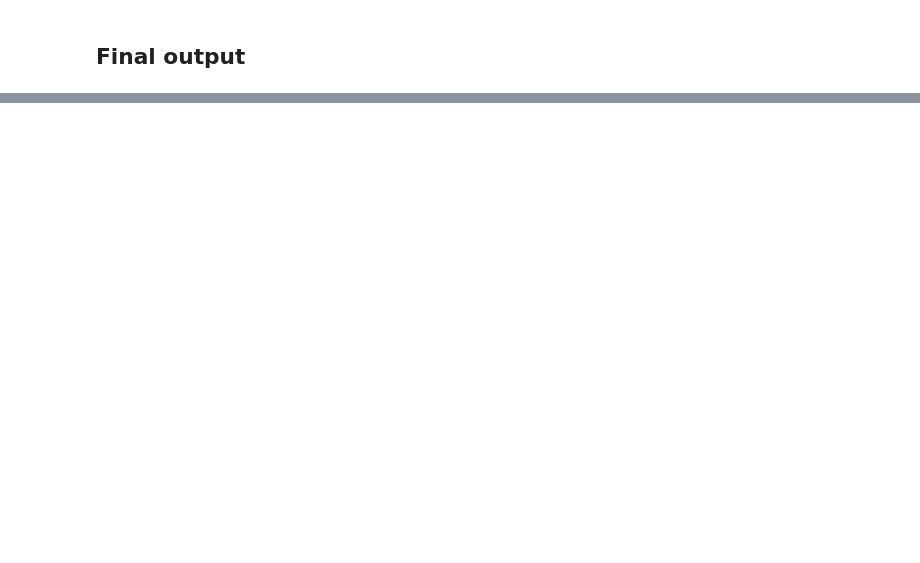
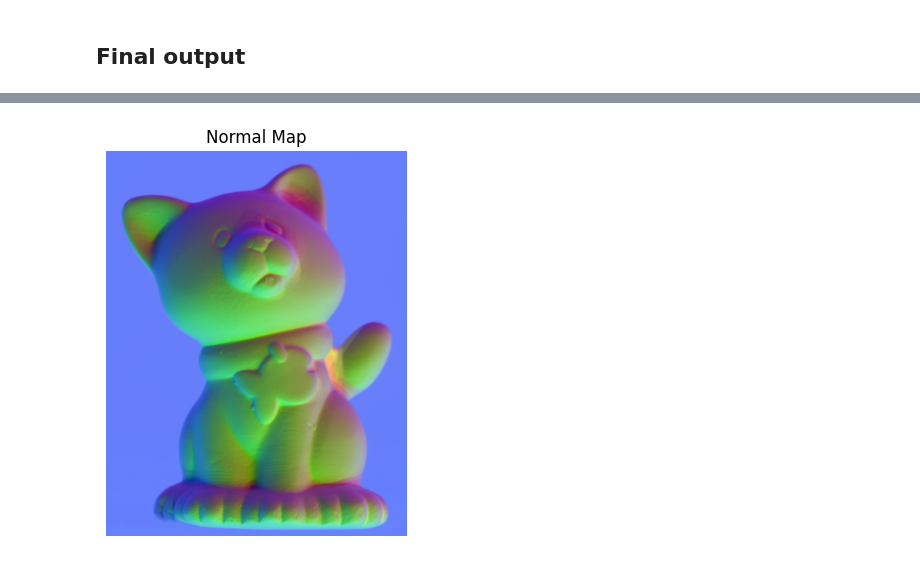
Before and after one commit to ClarysseArthur/VUB-CV-PhotometricStereo, a Jupyter notebook: Code/PhotometricStereo.ipynb, the cells around one changed output, grey strips where cells are left out. Cells and saved outputs as stored; diff of their text form; code cells hidden in the pictures; blank space fills up the shorter version.

```diff
--- a/Code/PhotometricStereo.ipynb
+++ b/Code/PhotometricStereo.ipynb
@@ -269,12 +314,6 @@ The Guide Normal:
+# %%
+# compute the partial surface and light matrices (S_partial and L) (see equation 24 in the paper)
+S_partial = np.dot(S_2prime, R_tilde)
+L = np.dot(np.linalg.inv(R_tilde), L_2prime)
 # %% [markdown]
 ## Final output
-# %%
-num_pixels = width * height
-I = np.zeros((num_pixels, n_images))
-
-for image_idx in range(n_images):
-    p_index = 0
-    for i in range(width):
-        for j in range(height):
-            I[p_index, image_idx] = shading_images[image_idx, i, j]
-            p_index += 1
@@ -306 +326,19 @@ The normal map:
+# %%
+# normalize the surface matrix S to get the normal map
+S_min = S.min(axis=(0), keepdims=True)
+S_max = S.max(axis=(0), keepdims=True)
+S_normalized = ((S - S_min) / (S_max - S_min))
+
+# visualize the normal map
+plt.figure(figsize=(5, 5))
+plt.imshow(S_normalized.reshape((width, height, 3)))
+plt.axis('off')
+
+# save the normal map
+plt.savefig("../Report/IMG/res-05-normal-map.png", bbox_inches="tight", pad_inches=0)
+
+plt.title('Normal Map')
+plt.show()
+# %% [output]
+[figure, added]
 # %%
```
Also changed, not shown: parts of 31 cells of this notebook.
